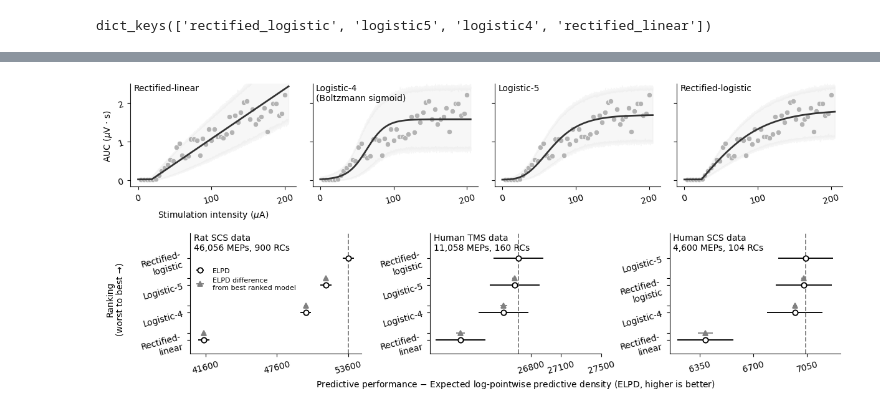
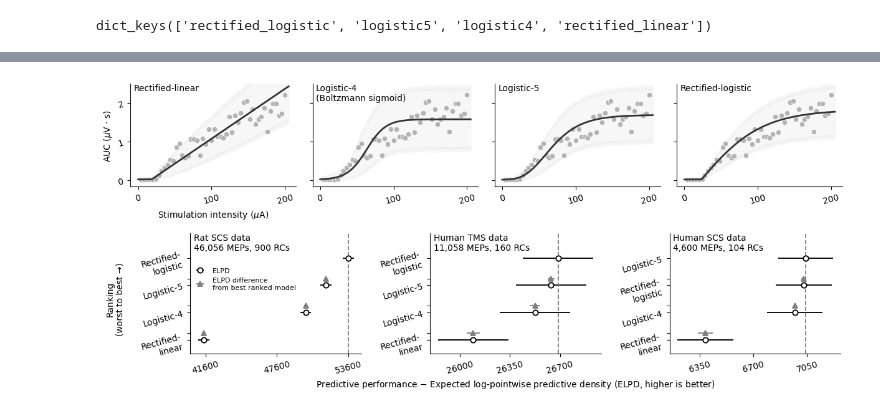
Before and after one commit to hbmep/hbmep-paper, a Jupyter notebook: notebooks/cross-validation/rats/figure.ipynb, the cells around one changed output, grey strips where cells are left out. Cells and saved outputs as stored; diff of their text form; code cells hidden in the pictures.

Commit message:
run figure

```diff
--- a/notebooks/cross-validation/rats/figure.ipynb
+++ b/notebooks/cross-validation/rats/figure.ipynb
@@ -75,7 +75,7 @@ print(TMS_DIR)
 src = DATA_PATH
 RAT_DF = pd.read_csv(DATA_PATH)
 
-src = "/home/vishu/data/hbmep-processed/human/tms/proc_2024-05-16.csv"
+src = "/home/vishu/data/hbmep-processed/human/tms/proc_2024-06-08.csv"
 TMS_DF = pd.read_csv(src)
 # %%
 def make_example(dir, data, example_value, min_intensity, max_intensity, models):
@@ -389,7 +389,7 @@ for i, (ax, dataset) in enumerate(zip(axes.flat, ["rats", "tms", "intraoperative
             )
             xticks = [41600, 47600, 53600]
         case 1:
-            xticks = [26800, 27100, 27500]
+            xticks = [26000, 26350, 26700]
         case 2:
             xticks = [6350, 6700, 7050]
     ax.set_xticks(xticks)
@@ -431,4 +431,4 @@ logger.info(f"Saved to {dest}")
-[figure, old version]
+[figure, new version]
 # %%
 axis_label_size = 10
 inset_text_size = 10
```
Also changed, not shown: parts of 10 cells of this notebook.
